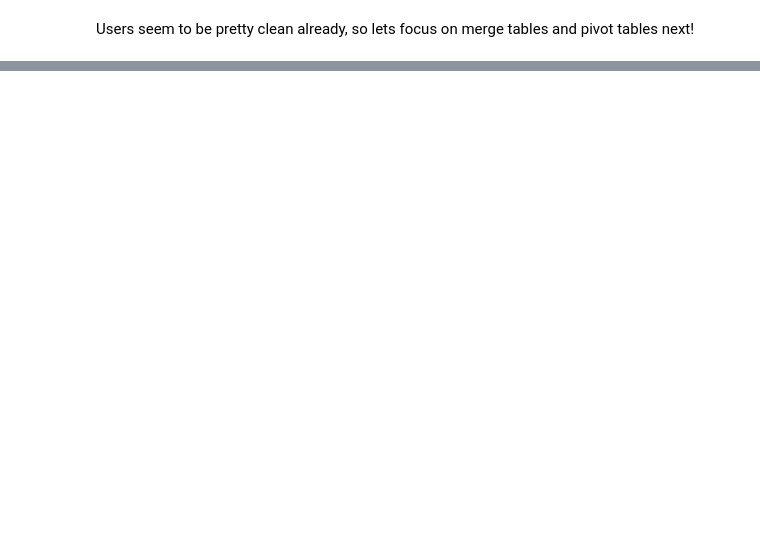
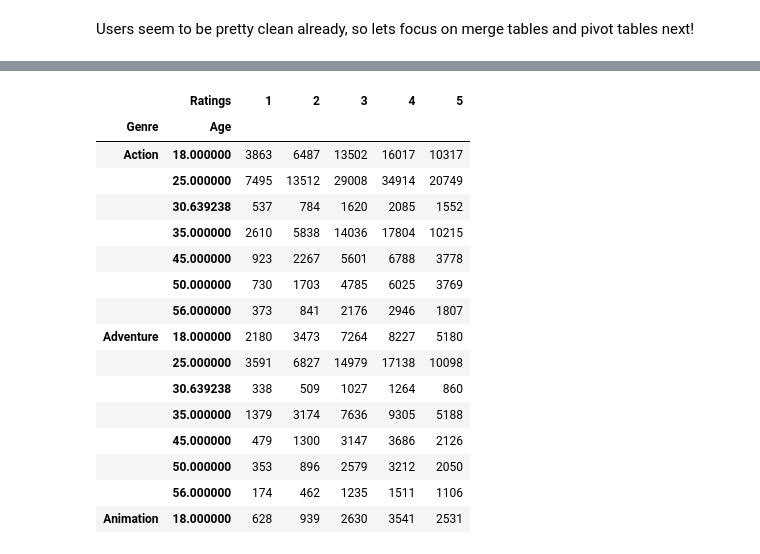
Before and after one commit to Shreshtha-Kumar/Movieset-Data_Wrangling, a Jupyter notebook: data_expl.ipynb, the cells around one changed output, grey strips where cells are left out. Cells and saved outputs as stored; diff of their text form; code cells hidden in the pictures; blank space fills up the shorter version.

```diff
--- a/data_expl.ipynb
+++ b/data_expl.ipynb
@@ -228,7 +230,7 @@ with open('ml-1m/users.dat','rb') as user:
     # print(result)
 # UserID::Gender::Age::Occupation::Zip-code
 head=['UserID','Gender','Age','Occupation','Zip-code']
-users=pd.read_csv('ml-1m/users.dat',sep='::',names=head,encoding=result['encoding'])
+users=pd.read_csv('ml-1m/users.dat',sep='::',names=head,encoding=result['encoding'],engine='python')
 # %%
 users.head()
 # %% [output]
@@ -254,3 +256,6 @@ Gender
 M    4331
 F    1709
 Name: count, dtype: int64
+# %%
+users['Age']=np.where(users['Age']<18,(users['Age'].mean()),np.int64(users['Age']))
+users.head()
@@ -258,0 +314,5 @@ Users seem to be pretty clean already, so lets focus on merge tables and pivot t
+# %%
+"""merged 'exploded' and 'ratings' dataframes"""
+merge1=pd.merge(left=exploded,right=ratings,on='Movie_ID',how='inner')
+# Inner join because both dfs have different number of unique enteries, we will consider only those entries that are common in both
+merge1.head()
@@ -258,0 +379,30 @@ Users seem to be pretty clean already, so lets focus on merge tables and pivot t
+# %%
+"""Merging ratings and users Dataframes"""
+merge2=pd.merge(left=users,right=merge1,on='UserID',how='inner')
+# %%
+age_pivot=merge2.pivot_table(
+    index=['Genre','Age'],
+    columns='Ratings',
+    values='Movie_ID',
+    aggfunc='count',
+    fill_value=0
+)
+age_pivot.head(15)
+# %% [output]
+|  | Ratings | 1 | 2 | 3 | 4 | 5 |
+| Genre | Age |  |  |  |  |  |
+| Action | 18.000000 | 3863 | 6487 | 13502 | 16017 | 10317 |
+|  | 25.000000 | 7495 | 13512 | 29008 | 34914 | 20749 |
+|  | 30.639238 | 537 | 784 | 1620 | 2085 | 1552 |
+|  | 35.000000 | 2610 | 5838 | 14036 | 17804 | 10215 |
+|  | 45.000000 | 923 | 2267 | 5601 | 6788 | 3778 |
+|  | 50.000000 | 730 | 1703 | 4785 | 6025 | 3769 |
+|  | 56.000000 | 373 | 841 | 2176 | 2946 | 1807 |
+| Adventure | 18.000000 | 2180 | 3473 | 7264 | 8227 | 5180 |
+|  | 25.000000 | 3591 | 6827 | 14979 | 17138 | 10098 |
+|  | 30.639238 | 338 | 509 | 1027 | 1264 | 860 |
+|  | 35.000000 | 1379 | 3174 | 7636 | 9305 | 5188 |
+|  | 45.000000 | 479 | 1300 | 3147 | 3686 | 2126 |
+|  | 50.000000 | 353 | 896 | 2579 | 3212 | 2050 |
+|  | 56.000000 | 174 | 462 | 1235 | 1511 | 1106 |
+| Animation | 18.000000 | 628 | 939 | 2630 | 3541 | 2531 |
```
Also changed, not shown: parts of 20 cells of this notebook, 1 other file.
